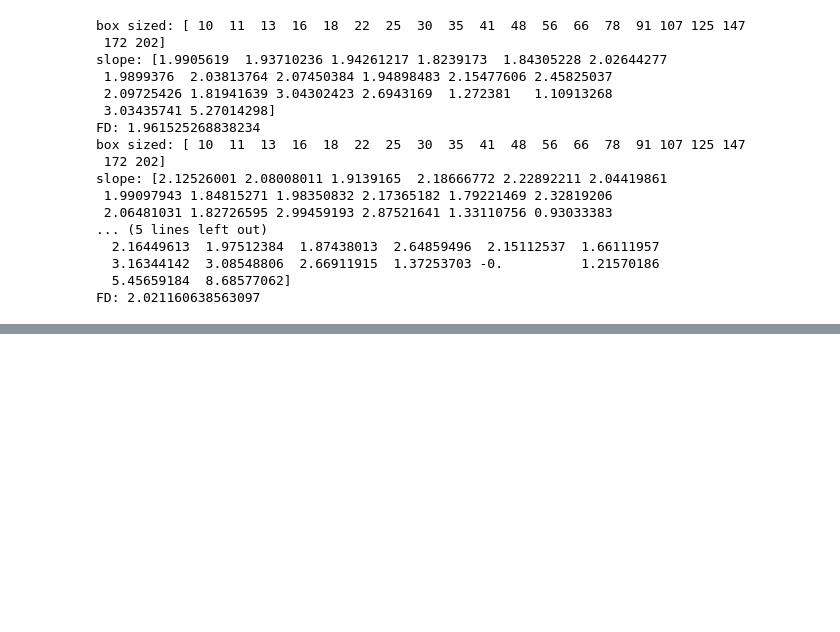
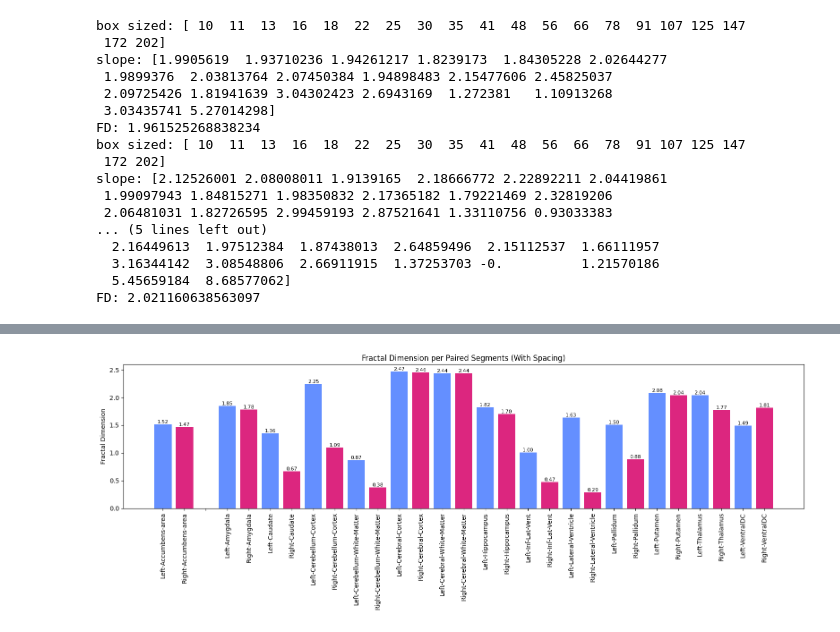
Before and after one commit to toelt-llc/mri_fractal, a Jupyter notebook: data_pipeline/4-fractal_comparison.ipynb, the cells around one changed output, grey strips where cells are left out. Saved outputs shown, nothing was run; the diff lists cells and outputs as text; code cells hidden in the pictures; blank space fills up the shorter version.

```diff
--- a/data_pipeline/4-fractal_comparison.ipynb
+++ b/data_pipeline/4-fractal_comparison.ipynb
@@ -400,0 +406,57 @@ grouped = df_porespy.groupby('description')
+# %%
+# Step 1: Extract base region name
+df_fd['base_name'] = df_fd['name'].apply(lambda x: re.sub(r'^(Left-|Right-)', '', x))
+
+# Step 2: Find paired base names
+base_counts = df_fd['base_name'].value_counts()
+paired_bases = base_counts[base_counts >= 2].index.tolist()
+
+# Step 3: Filter for paired only
+df_paired = df_fd[df_fd['base_name'].isin(paired_bases)].copy()
+
+# Step 4: Add side (left or right) column for sorting
+df_paired['side'] = df_paired['name'].apply(lambda x: 'Left' if 'Left' in x else 'Right')
+
+# Step 5: Sort by base name and side
+df_paired = df_paired.sort_values(by=['base_name', 'side'])
+
+# Step 6: Insert spacer rows between each pair
+spacer_rows = []
+
+# Group by base_name
+for base_name, group in df_paired.groupby('base_name'):
+    spacer_rows.append(group)
+
+    # Add spacer row as DataFrame
+    spacer = pd.DataFrame({
+        'name': [''],
+        'fd': [0],
+        'color': ['white'],
+        'base_name': [base_name],
+        'side': ['Spacer']
+    })
+    spacer_rows.append(spacer)
+
+# Concatenate all parts
+df_with_spacers = pd.concat(spacer_rows, ignore_index=True)
+
+# Step 7: Plot
+plt.figure(figsize=(16, 6))
+bars = plt.bar(df_with_spacers['name'], df_with_spacers['fd'], color=df_with_spacers['color'])
+
+plt.xticks(rotation=90)
+plt.ylabel('Fractal Dimension')
+plt.title('Fractal Dimension per Paired Segments (With Spacing)')
+
+# Add value labels, skip spacers
+for bar, name in zip(bars, df_with_spacers['name']):
+    height = bar.get_height()
+    if name != '' and height > 0:
+        plt.text(bar.get_x() + bar.get_width() / 2, height,
+                 f'{height:.2f}', ha='center', va='bottom', fontsize=8)
+
+plt.tight_layout()
+plt.savefig(os.path.join(output_folder, 'fractal_dimension_paired_spacers.png'), dpi=300)
+plt.show()
+# %% [output]
+[figure, added]
```
Also changed, not shown: parts of 20 cells of this notebook.
